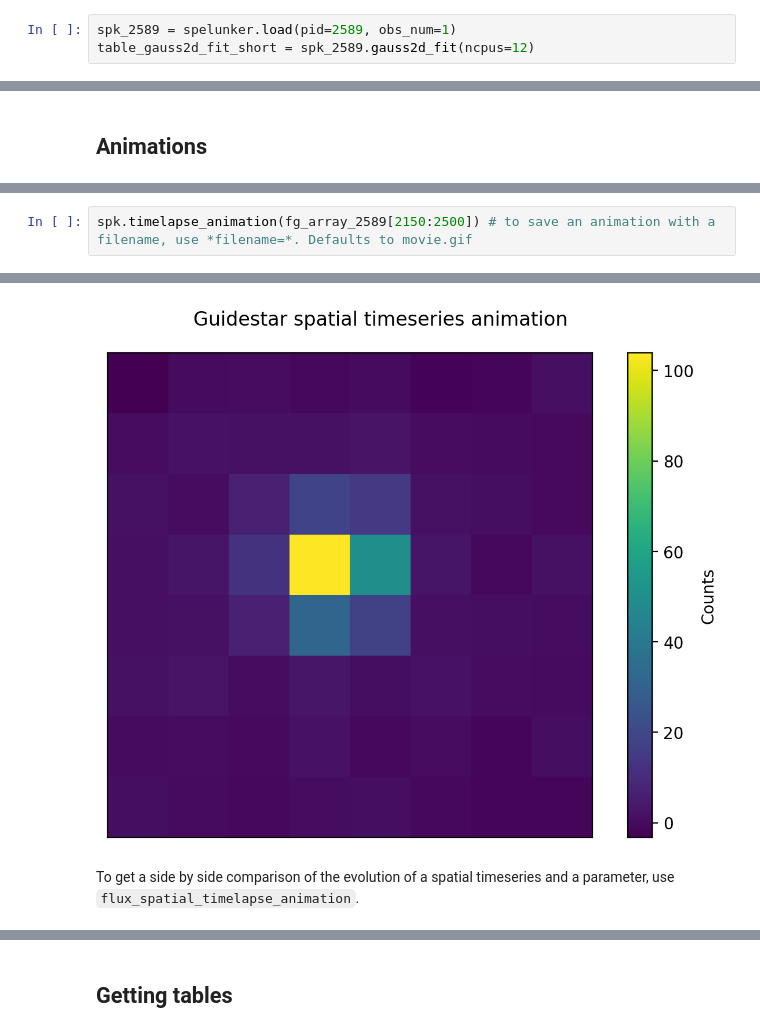
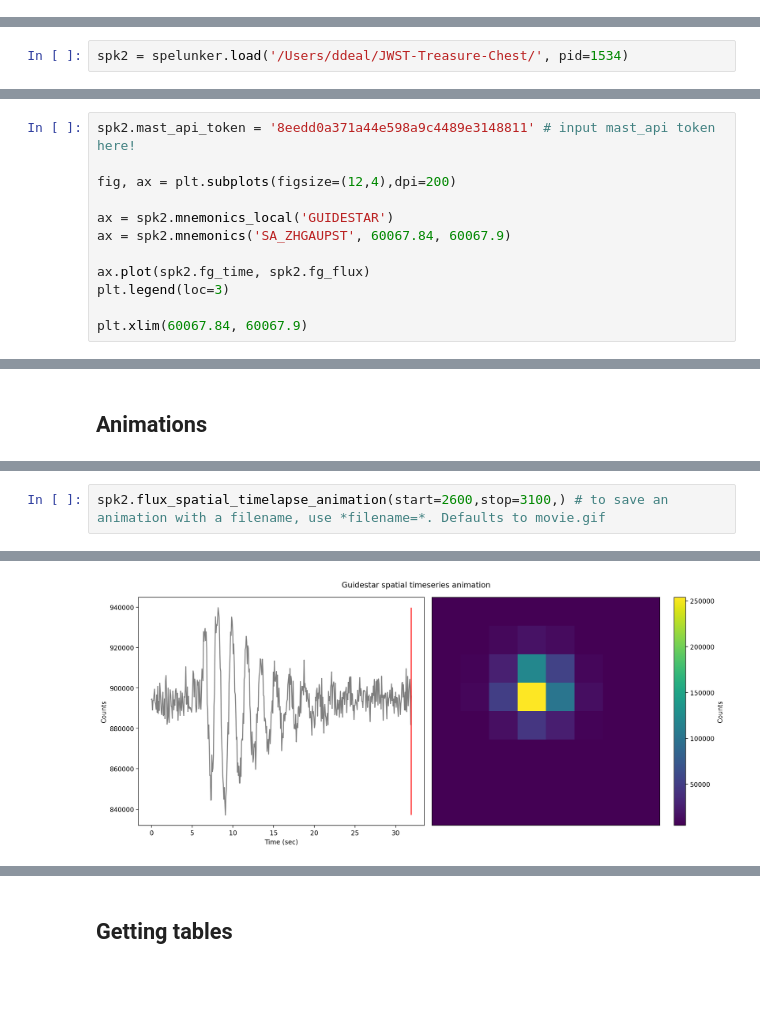
Before and after one commit to GalagaBits/JWST-FGS-Spelunker, a Jupyter notebook: notebooks/fgs-spelunker_quickstart.ipynb, the cells around one changed output, grey strips where cells are left out. Drawn from its saved outputs; the diff is of its cells as text; blank space fills up the shorter version.

```diff
--- a/notebooks/fgs-spelunker_quickstart.ipynb
+++ b/notebooks/fgs-spelunker_quickstart.ipynb
@@ -189,5 +193,2 @@ spk.fg_time.shape, spk.fg_flux.shape
 # %% [markdown]
 Within guidestar data, changes in the PSF can impact the observed flux of the star. Certain events might see changes in all fitted parameters. In this case, subplots of each parameter will provide more information to the user about the event, giving them the change of guidestar position, brightness, and FWHM overtime.
-# %%
-spk_2589 = spelunker.load(pid=2589, obs_num=1)
-table_gauss2d_fit_short = spk_2589.gauss2d_fit(ncpus=12)
@@ -295,0 +237,2 @@ plt.show()
+# %%
+spk2 = spelunker.load('/Users/ddeal/JWST-Treasure-Chest/', pid=1534)
@@ -295,0 +274,12 @@ plt.show()
+# %%
+spk2.mast_api_token = '8eedd0a371a44e598a9c4489e3148811' # input mast_api token here!
+
+fig, ax = plt.subplots(figsize=(12,4),dpi=200)
+
+ax = spk2.mnemonics_local('GUIDESTAR')
+ax = spk2.mnemonics('SA_ZHGAUPST', 60067.84, 60067.9)
+
+ax.plot(spk2.fg_time, spk2.fg_flux)
+plt.legend(loc=3)
+
+plt.xlim(60067.84, 60067.9)
@@ -305,3 +300,3 @@ plt.plot(fg_flux_2589[2150:2500])
 # %%
-spk.timelapse_animation(fg_array_2589[2150:2500]) # to save an animation with a filename, use *filename=*. Defaults to movie.gif
+spk2.flux_spatial_timelapse_animation(start=2600,stop=3100,) # to save an animation with a filename, use *filename=*. Defaults to movie.gif
 # %% [output]
@@ -309,3 +304 @@ spk.timelapse_animation(fg_array_2589[2150:2500]) # to save an animation with a
-[figure, old version]
+[figure, new version]
-# %% [markdown]
-To get a side by side comparison of the evolution of a spatial timeseries and a parameter, use `flux_spatial_timelapse_animation`.
```
Also changed, not shown: parts of 30 cells of this notebook, 1 other file.
